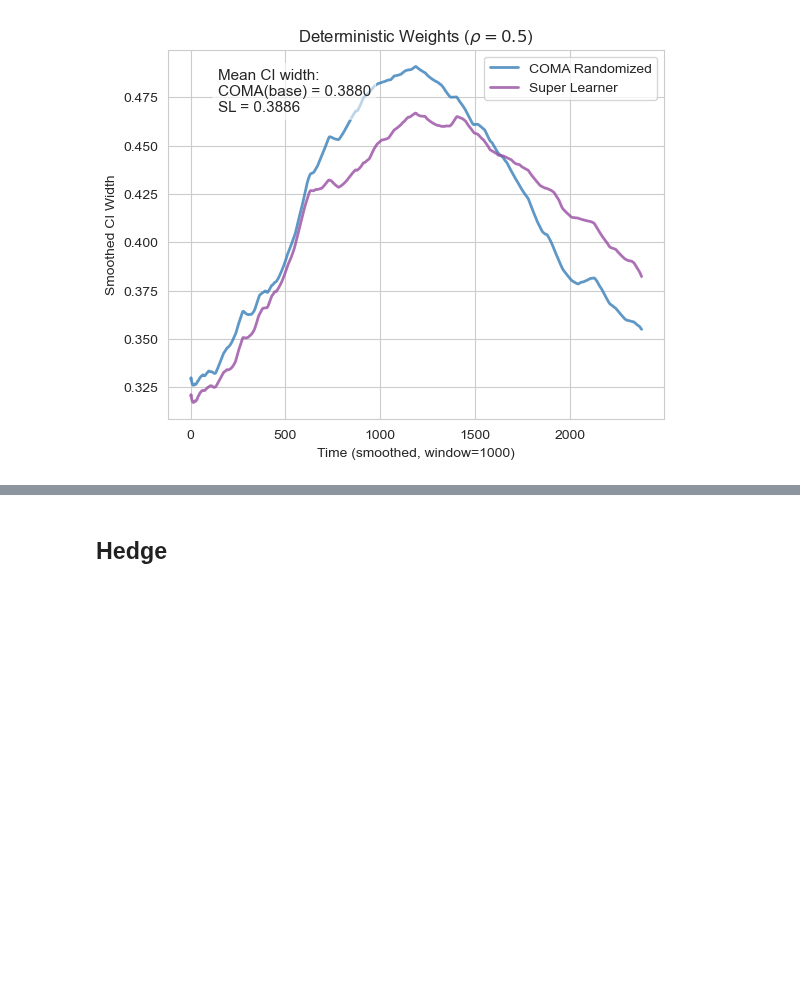
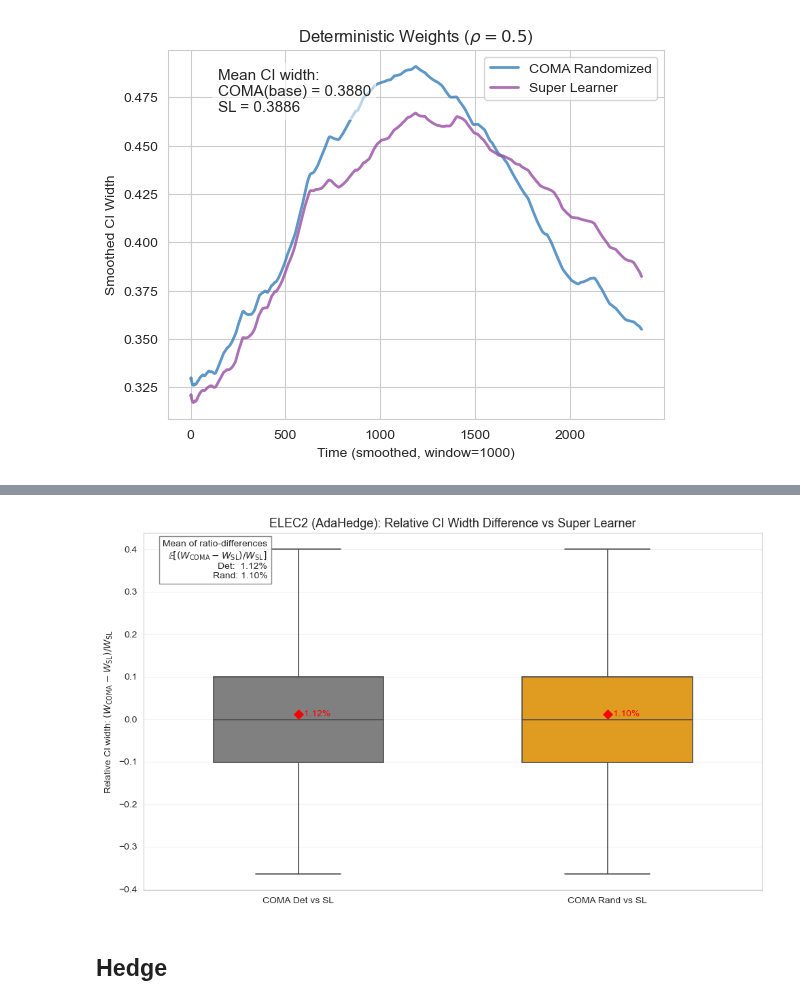
Before and after one commit to victorianian610/Online-Conformal-Prediction-with-SuperLearning-, a Jupyter notebook: ELEC2/elec2_sl.ipynb, the cells around one changed output, grey strips where cells are left out. Drawn from its saved outputs; the diff is of its cells as text; code cells hidden in the pictures; blank space fills up the shorter version.

```diff
--- a/ELEC2/elec2_sl.ipynb
+++ b/ELEC2/elec2_sl.ipynb
@@ -1162,3 +848,77 @@ plt.show()
+# %%
+
+
+eps = 1e-8
+coma_det  = np.asarray(coma_width_det, dtype=float)
+coma_rand = np.asarray(coma_width_rand, dtype=float)
+sl        = np.asarray(CI_sl_decaying, dtype=float)
+T = min(len(coma_det), len(coma_rand), len(sl))
+coma_det, coma_rand, sl = coma_det[:T], coma_rand[:T], sl[:T]
+
+mask_det  = (coma_det > eps)  & (sl > eps)
+mask_rand = (coma_rand > eps) & (sl > eps)
+
+ratio_det  = (coma_det[mask_det]   - sl[mask_det])   / sl[mask_det]
+ratio_rand = (coma_rand[mask_rand] - sl[mask_rand])  / sl[mask_rand]
+
+mean_ratio_det  = np.nanmean(ratio_det)
+mean_ratio_rand = np.nanmean(ratio_rand)
+
+df_ratio = pd.DataFrame({
+    "Method": (["COMA Det vs SL"] * len(ratio_det)) + (["COMA Rand vs SL"] * len(ratio_rand)),
+    "Relative CI Width": np.concatenate([ratio_det, ratio_rand])
+})
+
+method_order = ["COMA Det vs SL", "COMA Rand vs SL"]
+df_ratio["Method"] = pd.Categorical(df_ratio["Method"], categories=method_order, ordered=True)
+
+palette = {
+    "COMA Det vs SL": "gray",
+    "COMA Rand vs SL": "orange"
+}
+
+fig, ax = plt.subplots(figsize=(10, 6))
+
+sns.boxplot(
+    x="Method",
+    y="Relative CI Width",
+    data=df_ratio,
+    order=method_order,
+    palette=palette,
+    showfliers=False,
+    width=0.55,
+    linewidth=1.2,
+    ax=ax
+)
+
+means = [mean_ratio_det, mean_ratio_rand]
+for i, m in enumerate(method_order):
+    ax.scatter(i, means[i], color="red", marker="D", s=45, zorder=3)
+    ax.text(i, means[i], f"  {means[i]*100:.2f}%", color="red", va="center", fontsize=10)
+
+ax.yaxis.grid(True, alpha=0.25)
+ax.xaxis.grid(False)
+ax.set_xlabel("")
+ax.set_ylabel(r"Relative CI width: $(W_{\mathrm{COMA}}-W_{\mathrm{SL}})/W_{\mathrm{SL}}$")
+ax.set_title("ELEC2 (AdaHedge): Relative CI Width Difference vs Super Learner", fontsize=13)
+annotation = (
+    "Mean of ratio-differences\n"
+    r"$\mathbb{E}\!\left[(W_{\mathrm{COMA}}-W_{\mathrm{SL}})/W_{\mathrm{SL}}\right]$" "\n"
+    f"Det:  {mean_ratio_det*100:.2f}%\n"
+    f"Rand: {mean_ratio_rand*100:.2f}%"
+)
+ax.text(
+    0.2, 0.98, annotation,
+    transform=ax.transAxes,
+    ha="right", va="top",
+    fontsize=10,
+    bbox=dict(facecolor="white", alpha=0.9, edgecolor="gray")
+)
+
+plt.tight_layout()
+plt.show()
+# %% [output]
+[figure, added]
 # %% [markdown]
 ## Hedge
 # %%
```
Also changed, not shown: parts of 19 cells of this notebook.
